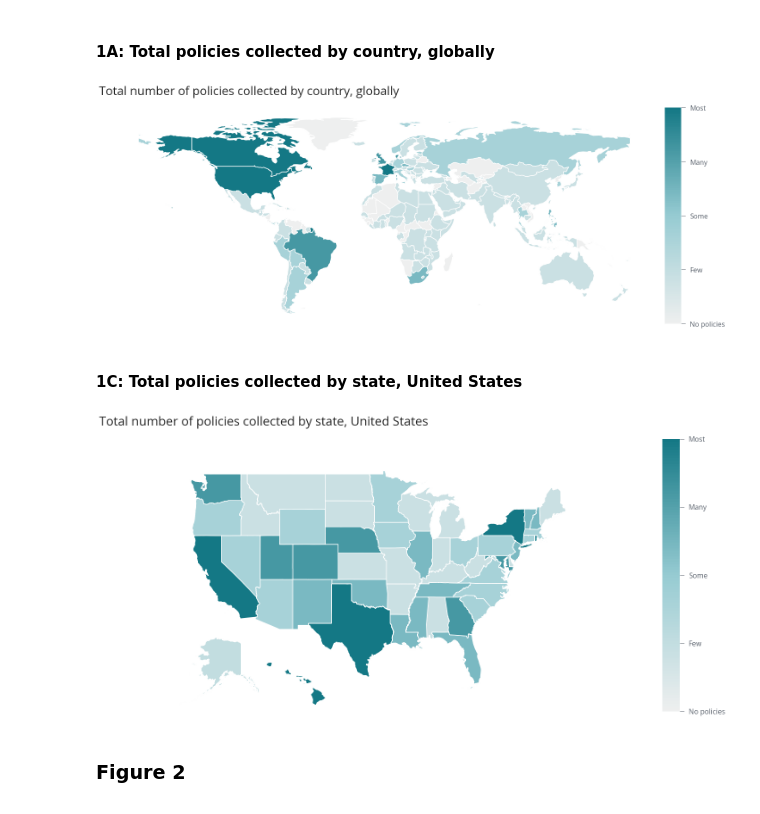
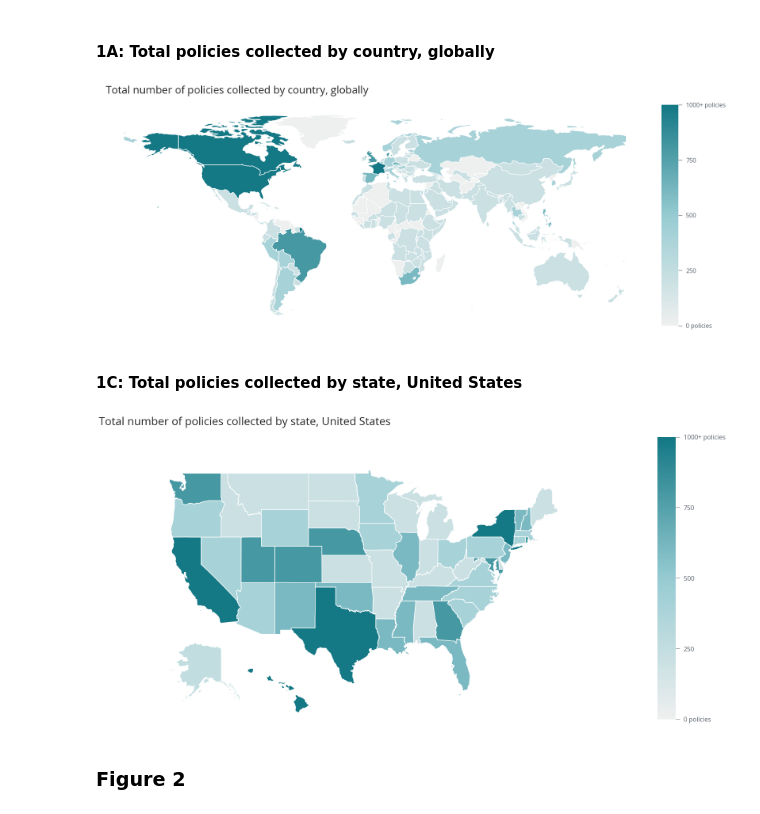
Before and after one commit to talus-analytics-bus/covid-amp-analysis, a Jupyter notebook: visualizations.ipynb, the cells around one changed output. Drawn from its saved outputs; the diff is of its cells as text; code cells hidden in the pictures.

```diff
--- a/visualizations.ipynb
+++ b/visualizations.ipynb
@@ -564,20 +564,21 @@ sm = plt.cm.ScalarMappable(cmap=cm,
 sm._A = []
 cbar = plt.colorbar(sm,cax=cax,drawedges=False)
 cbar.set_ticks([vmin,vq1,vmid,vq3,vmax])
-cbar.ax.yaxis.set_ticklabels(['No policies','Few','Some','Many','Most'])
+cbar.ax.yaxis.set_ticklabels(["0 policies","250","500","750","1000+ policies"])
 cbar.ax.yaxis.set_tick_params(direction='out',length=10,width=1,pad=10,colors=chart[1],labelsize=16)
 cbar.outline.set_visible(False)
 
 
 # Display the map
-plt.show()
+plt.tight_layout()
+# plt.show()
 
-# # Save
-# plt.savefig('figures/total_global_policies.png', dpi=1200, facecolor='w',
-#             edgecolor='w',
-#             orientation='portrait',bbox_inches='tight')
+# Save
+plt.savefig('figures/total_global_policies.svg', dpi=1200, facecolor='w',
+            edgecolor='w',
+            orientation='portrait',bbox_inches='tight')
 # %% [output]
-[figure, old version]
+[figure, new version]
 # %% [markdown]
 #### 1C: Total policies collected by state, United States
 # %%
@@ -653,7 +654,7 @@ sm = plt.cm.ScalarMappable(cmap=cm,
 sm._A = []
 cbar = plt.colorbar(sm,cax=cax,drawedges=False)
 cbar.set_ticks([vmin,vq1,vmid,vq3,vmax])
-cbar.ax.yaxis.set_ticklabels(['No policies','Few','Some','Many','Most'])
+cbar.ax.yaxis.set_ticklabels(["0 policies","250","500","750","1000+ policies"])
 cbar.ax.yaxis.set_tick_params(direction='out',length=10,width=1,pad=10,colors=chart[1],labelsize=16)
 cbar.outline.set_visible(False)
 
@@ -669,36 +670,37 @@ hawaii_ax.set_xlim(-160, -154.6)
 
 
 # Plot Hawaii map
 hawaii.plot(column='Policy count',
             cmap=cm,
             scheme='User_Defined',
             legend=False,
             classification_kwds=dict(bins=[0,250,500,750,1000]),
             ax=hawaii_ax)
 hawaii_ax.margins(x=0.05)
 hawaii_ax.set(facecolor='white')
 hawaii_ax.axis('off')
 
 # Plot Alaska map
 alaska.plot(column='Policy count',
             cmap=cm,
             scheme='User_Defined',
             legend=False,
             classification_kwds=dict(bins=[0,250,500,750,1000]),
             ax=alaska_ax)
 alaska_ax.margins(x=0.05)
 alaska_ax.set(facecolor='white')
 alaska_ax.axis('off')
 
-# Display the map
+## Display the map
 plt.show()
+plt.tight_layout()
 
 # # Save
-# plt.savefig('figures/total_us_policies.svg', dpi=1200, facecolor='w',
+# plt.savefig('figures/total_us_policies.png', dpi=1200, facecolor='w',
 #             edgecolor='w',
 #             orientation='portrait',bbox_inches='tight')
 # %% [output]
-[figure, old version]
+[figure, new version]
 # %% [markdown]
 ### Figure 2
 # %% [markdown]
```
Also changed, not shown: parts of 7 cells of this notebook.
